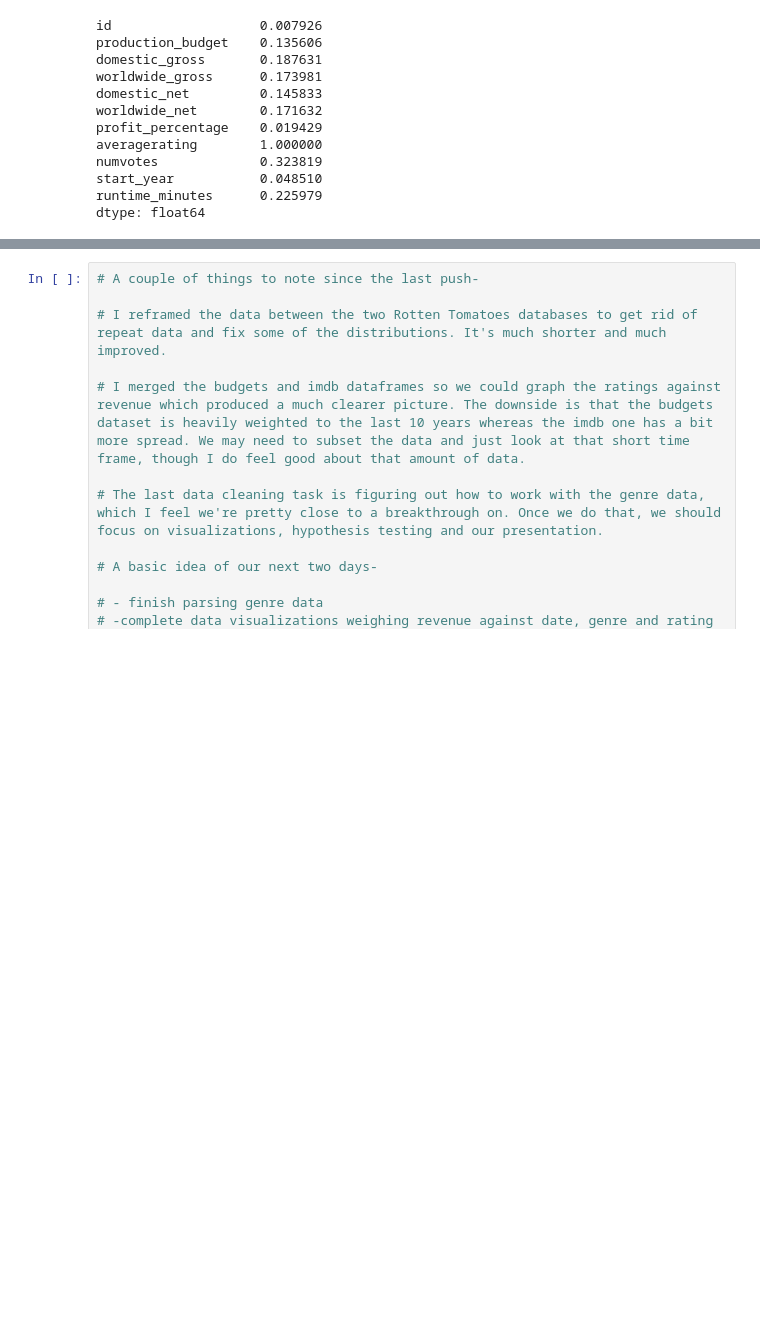
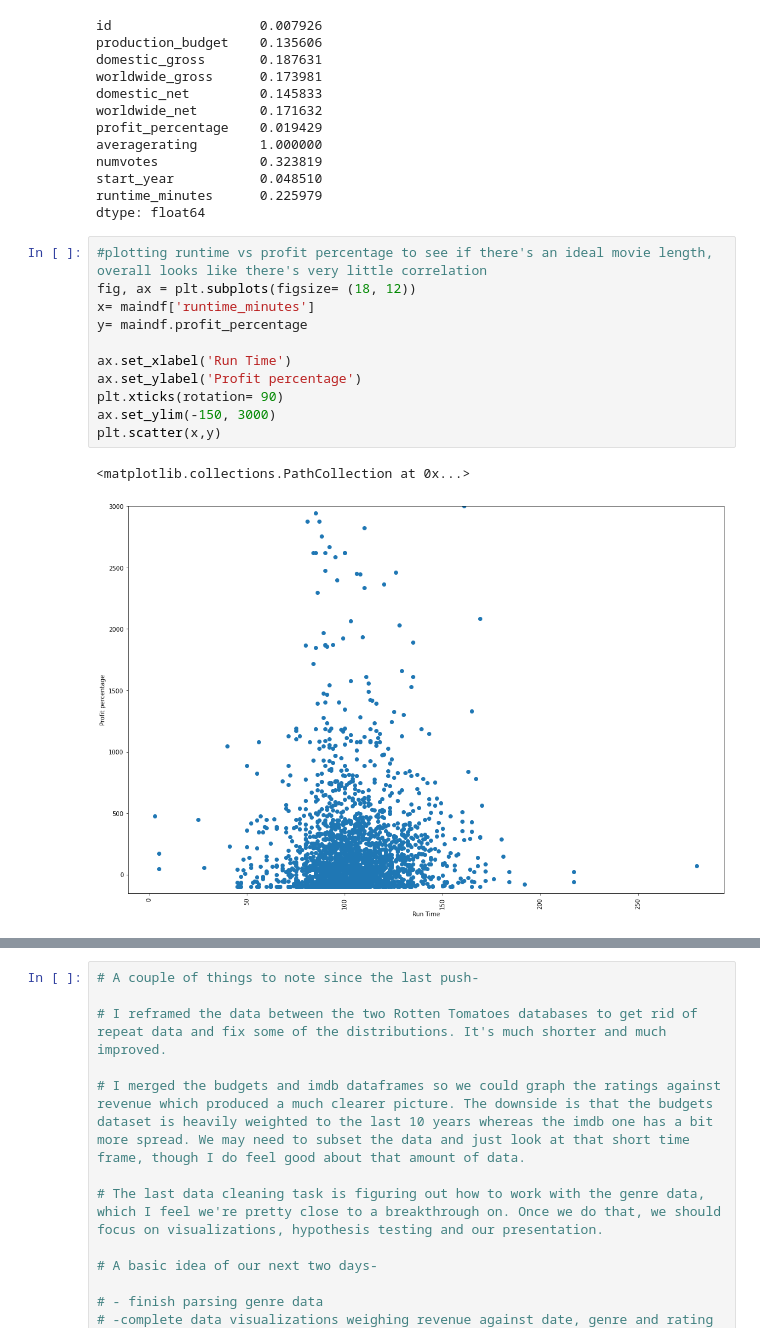
Before and after one commit to bagnine/moviedata, a Jupyter notebook: moviedata.ipynb, the cells around one changed output, grey strips where cells are left out. Cells and saved outputs as stored; diff of their text form; blank space fills up the shorter version.

Commit message:
Added some ROI calc and charts

```diff
--- a/moviedata.ipynb
+++ b/moviedata.ipynb
@@ -269,3 +263,17 @@ numvotes             0.323819
 start_year           0.048510
 runtime_minutes      0.225979
 dtype: float64
+# %%
+#plotting runtime vs profit percentage to see if there's an ideal movie length, overall looks like there's very little correlation
+fig, ax = plt.subplots(figsize= (18, 12))
+x= maindf['runtime_minutes']
+y= maindf.profit_percentage
+
+ax.set_xlabel('Run Time')
+ax.set_ylabel('Profit percentage')
+plt.xticks(rotation= 90)
+ax.set_ylim(-150, 3000)
+plt.scatter(x,y)
+# %% [output]
+<matplotlib.collections.PathCollection at 0x...>
+[figure, added]
```
Also changed, not shown: parts of 9 cells of this notebook.
